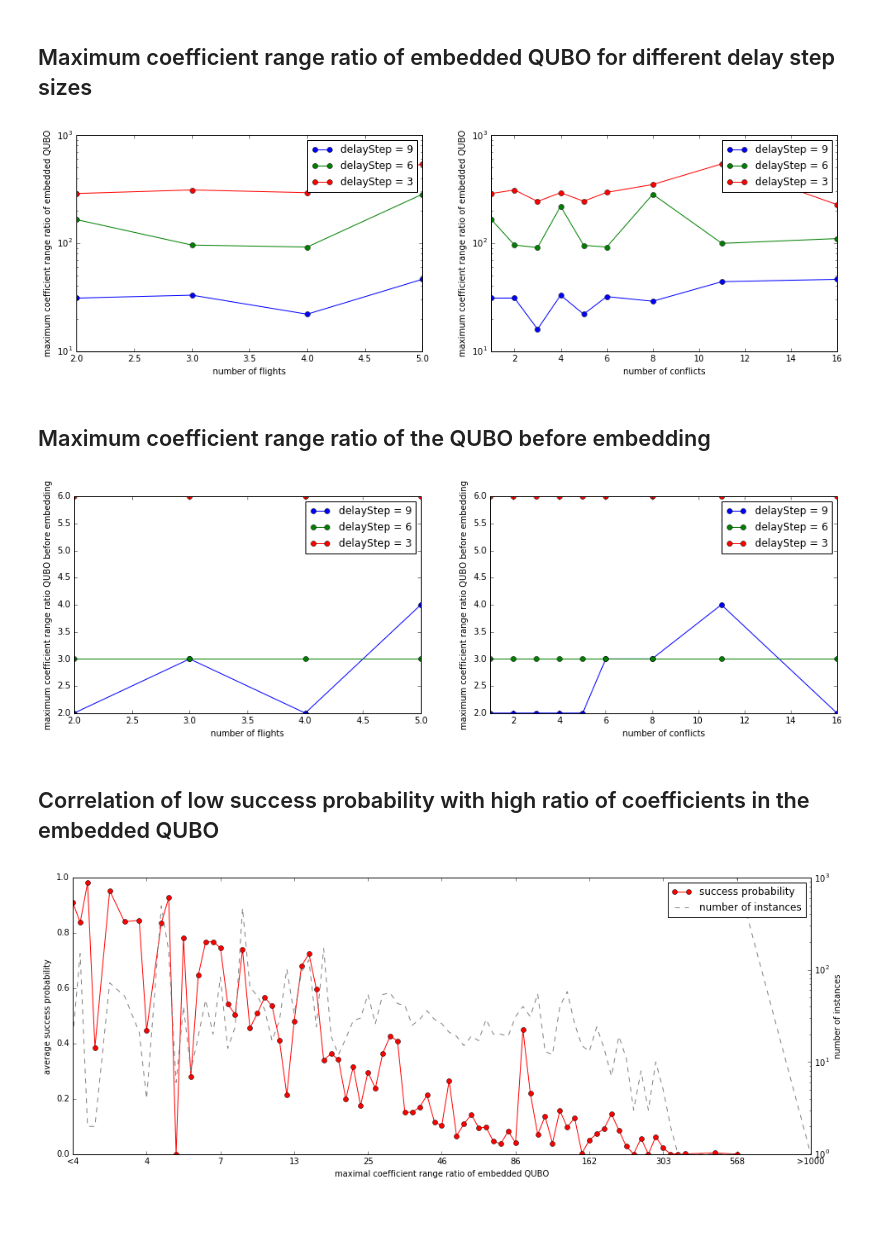
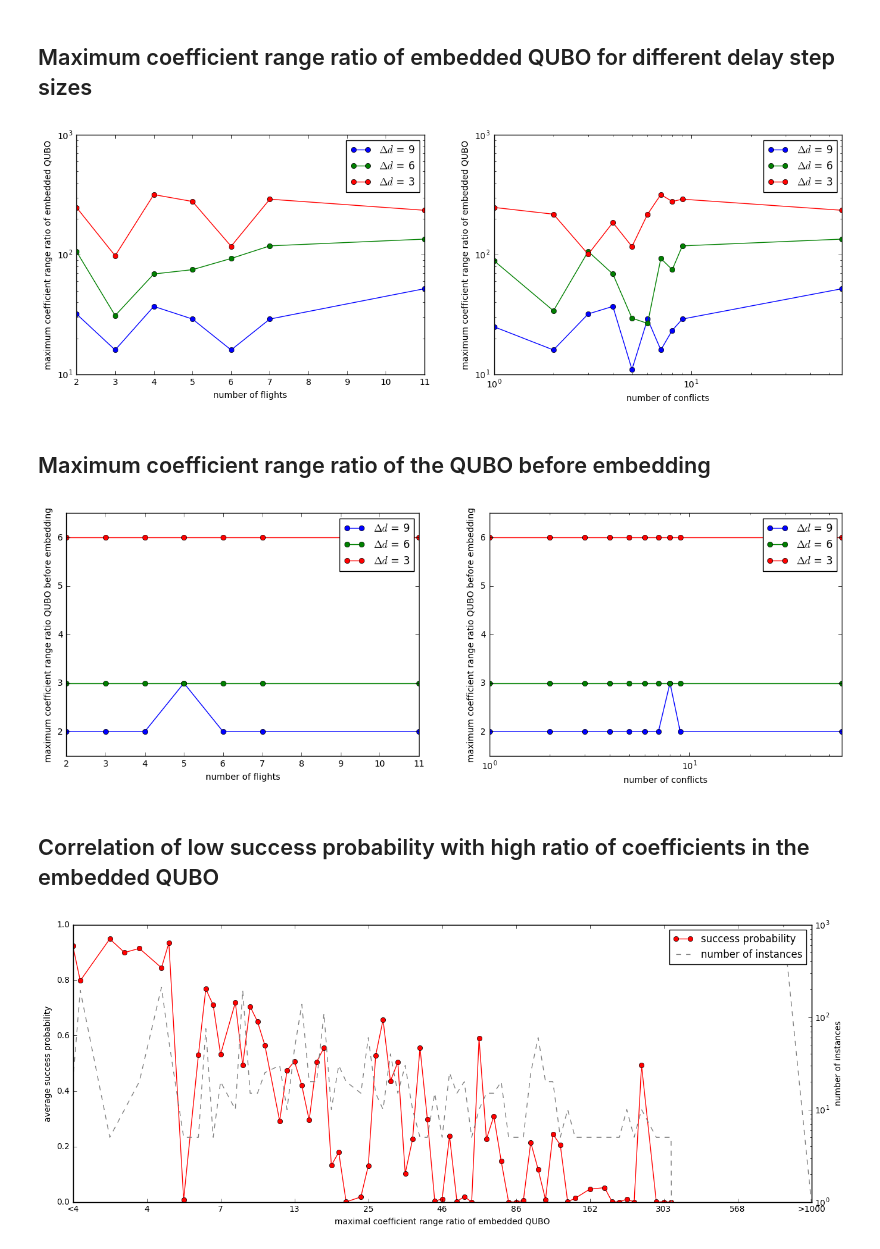
Before and after one commit to ventugithub/QCFATM, a Jupyter notebook: code/departureDelayModel/analysis/analysis.ipynb, the cells around one changed output. Saved outputs shown, nothing was run; the diff lists cells and outputs as text; code cells hidden in the pictures; blank space fills up the shorter version.

Commit message:
Added annealing results to technical report

```diff
--- a/code/departureDelayModel/analysis/analysis.ipynb
+++ b/code/departureDelayModel/analysis/analysis.ipynb
@@ -53,4 +54,5 @@ d.head(18)
 # %% [markdown]
 ## Add number of conflicts, number of flights and partition number as columns to the inventory ##
 # %%
-d = pd.read_csv('../qubo/data/instances/inventory.csv')
+d = pd.read_hdf('../qubo/data/partitions/analysis/inventory.h5')
+d.reset_index(inplace=True)
@@ -66,3 +59,18 @@ def parseInstance(instancefile):
+# %%
+def parseInstance(instancefile):
+    substr = instancefile.split('instances/')[1]
+    delay = int(substr.split('_delayStep')[1].split('_maxDelay')[0])
+    partition = int(substr.split('_partition')[1].split('_delayStep')[0])
+    maxDelay = int(substr.split('_maxDelay')[1].split('.h5')[0])
+    # get number of flights and conflicts
+    instancefile = '../qubo/data/partitions/instances/atm_instance_partition%04i_delayStep%03i_maxDelay%03i.h5' % (partition, delay, maxDelay)
+    f = h5py.File(instancefile, 'r')
+    flights = f['atm-instance'].attrs['Number of flights']
+    conflicts = f['atm-instance'].attrs['Number of conflicts']
+    f.close()
+
+
+    return delay, partition, flights, conflicts
 # %%
 info = np.array([list(parseInstance(i)) for i in d.instance.values])
 # %%
@@ -89,3 +97,3 @@ inventoryProcessed.set_index(['numFlights', 'numConflicts', 'delayStep']).head()
 # %%
-inventoryProcessed = inventoryProcessed[inventoryProcessed.partitionNumber < 80]
+inventoryProcessed = inventoryProcessed[inventoryProcessed.partitionNumber < 42]
 iv = inventoryProcessed
@@ -247,35 +340,40 @@ ax4.legend(loc='lower right');
 # %%
 # vs. flights
 d3 = inventoryProcessed[inventoryProcessed['delayStep']==3].groupby('numFlights')['maxCoefficientRangeRatioEmbedded'].max()
 d6 = inventoryProcessed[inventoryProcessed['delayStep']==6].groupby('numFlights')['maxCoefficientRangeRatioEmbedded'].max()
 d9 = inventoryProcessed[inventoryProcessed['delayStep']==9].groupby('numFlights')['maxCoefficientRangeRatioEmbedded'].max()
 
-fig = plt.figure(figsize=(16, 10))
-ax1 = fig.add_subplot(2,2,1)
-d9.plot(marker = 'o', label='delayStep = 9', ax=ax1)
-d6.plot(marker = 'o', label='delayStep = 6', ax=ax1)
-d3.plot(marker = 'o', label='delayStep = 3', ax=ax1)
+fig = plt.figure(figsize=(16, 5))
+ax1 = fig.add_subplot(1,2,1)
+d9.plot(marker = 'o', label='$\Delta d$ = 9', ax=ax1)
+d6.plot(marker = 'o', label='$\Delta d$ = 6', ax=ax1)
+d3.plot(marker = 'o', label='$\Delta d$ = 3', ax=ax1)
 ax1.set_ylabel('maximum coefficient range ratio of embedded QUBO');
 ax1.set_xlabel('number of flights');
 ax1.legend();
 ax1.set_yscale('log')
 
 
 # vs. conflicts
 d3 = inventoryProcessed[inventoryProcessed['delayStep']==3].groupby('numConflicts')['maxCoefficientRangeRatioEmbedded'].max()
 d6 = inventoryProcessed[inventoryProcessed['delayStep']==6].groupby('numConflicts')['maxCoefficientRangeRatioEmbedded'].max()
 d9 = inventoryProcessed[inventoryProcessed['delayStep']==9].groupby('numConflicts')['maxCoefficientRangeRatioEmbedded'].max()
 
-ax2 = fig.add_subplot(2,2,2)
-d9.plot(marker = 'o', label='delayStep = 9', ax=ax2)
-d6.plot(marker = 'o', label='delayStep = 6', ax=ax2)
-d3.plot(marker = 'o', label='delayStep = 3', ax=ax2)
+ax2 = fig.add_subplot(1,2,2)
+d9.plot(marker = 'o', label='$\Delta d$ = 9', ax=ax2)
+d6.plot(marker = 'o', label='$\Delta d$ = 6', ax=ax2)
+d3.plot(marker = 'o', label='$\Delta d$ = 3', ax=ax2)
 ax2.set_ylabel('maximum coefficient range ratio of embedded QUBO');
 ax2.set_xlabel('number of conflicts');
 ax2.set_yscale('log')
+ax2.set_xscale('log')
 ax2.legend();
+
+pdf = matplotlib.backends.backend_pdf.PdfPages('annealing_results_coefficent_range_ratio_vs_flights_and_conflicts.pdf');
+pdf.savefig(figure=fig);
+pdf.close();
 # %% [output]
-[figure, old version]
+[figure, new version]
 # %% [markdown]
 ## Maximum coefficient range ratio of the QUBO before embedding ##
 # %%
@@ -284,11 +382,12 @@ d3 = inventoryProcessed[inventoryProcessed['delayStep']==3].groupby('numFlights'
 d6 = inventoryProcessed[inventoryProcessed['delayStep']==6].groupby('numFlights')['maxCoefficientRangeRatio'].max()
 d9 = inventoryProcessed[inventoryProcessed['delayStep']==9].groupby('numFlights')['maxCoefficientRangeRatio'].max()
 
-fig = plt.figure(figsize=(16, 10))
-ax1 = fig.add_subplot(2,2,1)
-d9.plot(marker = 'o', label='delayStep = 9', ax=ax1)
-d6.plot(marker = 'o', label='delayStep = 6', ax=ax1)
-d3.plot(marker = 'o', label='delayStep = 3', ax=ax1)
+fig = plt.figure(figsize=(16, 5))
+ax1 = fig.add_subplot(1,2,1)
+d9.plot(marker = 'o', label='$\Delta d$ = 9', ax=ax1)
+d6.plot(marker = 'o', label='$\Delta d$ = 6', ax=ax1)
+d3.plot(marker = 'o', label='$\Delta d$ = 3', ax=ax1)
+ax1.set_ylim(1.5, 6.5)
 ax1.set_ylabel('maximum coefficient range ratio QUBO before embedding');
 ax1.set_xlabel('number of flights');
 ax1.legend();
@@ -299,15 +398,21 @@ d3 = inventoryProcessed[inventoryProcessed['delayStep']==3].groupby('numConflict
 d6 = inventoryProcessed[inventoryProcessed['delayStep']==6].groupby('numConflicts')['maxCoefficientRangeRatio'].max()
 d9 = inventoryProcessed[inventoryProcessed['delayStep']==9].groupby('numConflicts')['maxCoefficientRangeRatio'].max()
 
-ax2 = fig.add_subplot(2,2,2)
-d9.plot(marker = 'o', label='delayStep = 9', ax=ax2)
-d6.plot(marker = 'o', label='delayStep = 6', ax=ax2)
-d3.plot(marker = 'o', label='delayStep = 3', ax=ax2)
+ax2 = fig.add_subplot(1,2,2)
+d9.plot(marker = 'o', label='$\Delta d$ = 9', ax=ax2)
+d6.plot(marker = 'o', label='$\Delta d$ = 6', ax=ax2)
+d3.plot(marker = 'o', label='$\Delta d$ = 3', ax=ax2)
+ax2.set_ylim(1.5, 6.5)
 ax2.set_ylabel('maximum coefficient range ratio QUBO before embedding');
 ax2.set_xlabel('number of conflicts');
+ax2.set_xscale('log')
 ax2.legend();
+
+pdf = matplotlib.backends.backend_pdf.PdfPages('annealing_results_coefficent_range_ratio_vs_flights_and_conflicts_before_embedding.pdf');
+pdf.savefig(figure=fig);
+pdf.close();
 # %% [output]
-[figure, old version]
+[figure, new version]
 # %% [markdown]
 ## Correlation of low success probability with high ratio of coefficients in the embedded QUBO ##
 # %%
@@ -334,5 +439,9 @@ ax1.set_ybound(upper=1)
 ax2.set_ylabel('number of instances');
 ax2.set_yscale('log')
 ax1.legend(loc='upper right');
+
+pdf = matplotlib.backends.backend_pdf.PdfPages('annealing_results_success_vs_cooefficent_range_ratio.pdf');
+pdf.savefig(figure=fig);
+pdf.close();
 # %% [output]
-[figure, old version]
+[figure, new version]
```
Also changed, not shown: parts of 14 cells of this notebook, 7 other files.
